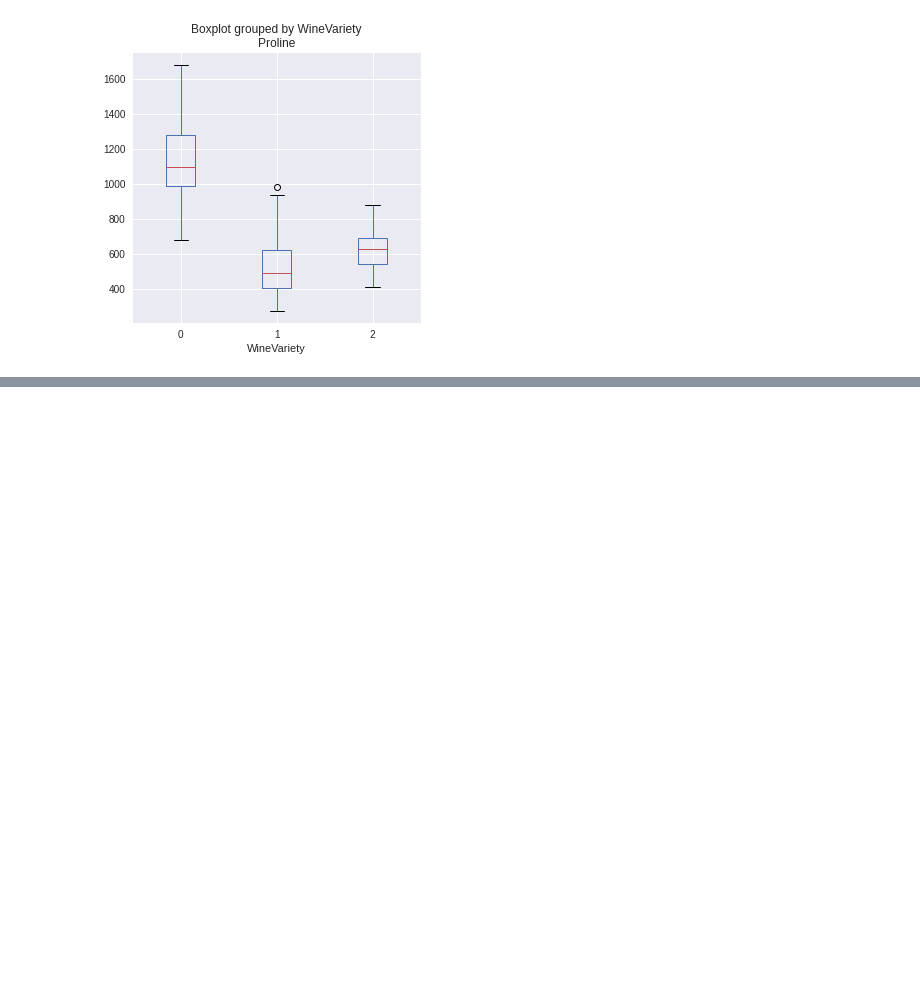
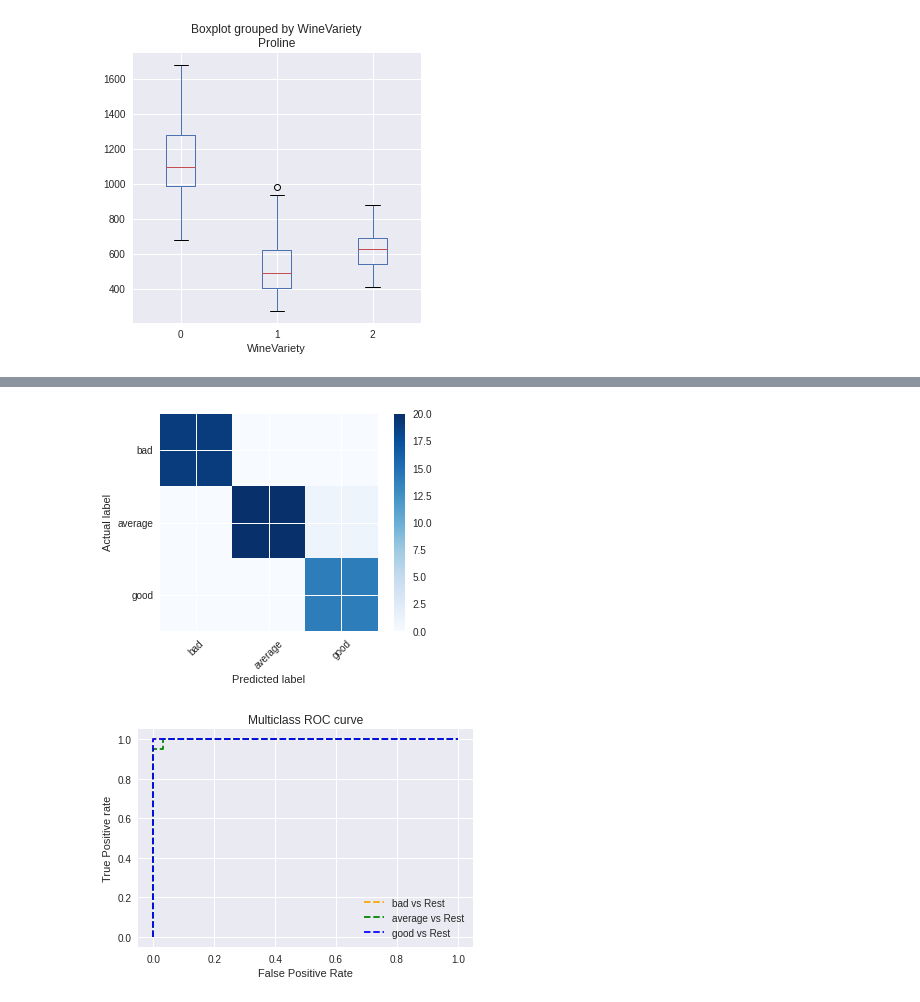
Before and after one commit to NishantBaheti/Azure-DataScience, a Jupyter notebook: WineClassification.ipynb, the cells around one changed output, grey strips where cells are left out. Cells and saved outputs as stored; diff of their text form; code cells hidden in the pictures; blank space fills up the shorter version.

```diff
--- a/WineClassification.ipynb
+++ b/WineClassification.ipynb
@@ -167,2 +187,2 @@ for i in features:
 # %%
-X, y = data[features].values, data[label].values
+X, y = df[features].values, df[label].values
@@ -168,0 +193,4 @@ X, y = data[features].values, data[label].values
+# %%
+from sklearn.model_selection import train_test_split
+
+X_train, X_test, y_train, y_test = train_test_split(X,y,test_size=0.3,random_state=42)
@@ -168,0 +215,12 @@ X, y = data[features].values, data[label].values
+# %%
+from sklearn.linear_model import LogisticRegression
+
+model_pipeline = Pipeline(
+    steps=[
+        ('preprocessing',preprocessing),
+        ('logistic regression',LogisticRegression(C=1/0.1,solver='lbfgs',multi_class='auto'))
+    ]
+)
+
+model = model_pipeline.fit(X_train,y_train)
+print(model)
@@ -168,0 +235,52 @@ X, y = data[features].values, data[label].values
+# %%
+from sklearn.metrics import (
+    accuracy_score,
+    classification_report,
+    confusion_matrix,
+    precision_score,
+    recall_score,
+    roc_auc_score,
+    roc_curve
+)
+penguin_classes = ['bad', 'average', 'good']
+# Get predictions from test data
+predictions = model.predict(X_test)
+y_scores = model.predict_proba(X_test)
+
+# Get evaluation metrics
+cm = confusion_matrix(y_test, predictions)
+print ('Confusion Matrix:\n',cm, '\n')
+print('Classification Report :\n',classification_report(y_test,predictions))
+print("Overall Accuracy:",accuracy_score(y_test, predictions))
+print("Overall Precision:",precision_score(y_test, predictions, average='macro'))
+print("Overall Recall:",recall_score(y_test, predictions, average='macro'))
+
+plt.imshow(cm, interpolation="nearest", cmap=plt.cm.Blues)
+plt.colorbar()
+tick_marks = np.arange(len(penguin_classes))
+plt.xticks(tick_marks, penguin_classes, rotation=45)
+plt.yticks(tick_marks, penguin_classes)
+plt.xlabel("Predicted label")
+plt.ylabel("Actual label")
+plt.show()
+
+# Get class probability scores
+probs = model.predict_proba(X_test)
+
+# Get ROC metrics for each class
+fpr = {}
+tpr = {}
+thresh ={}
+for i in range(len(penguin_classes)):
+    fpr[i], tpr[i], thresh[i] = roc_curve(y_test, probs[:,i], pos_label=i)
+
+# Plot the ROC chart
+plt.plot(fpr[0], tpr[0], linestyle='--',color='orange', label=penguin_classes[0] + ' vs Rest')
+plt.plot(fpr[1], tpr[1], linestyle='--',color='green', label=penguin_classes[1] + ' vs Rest')
+plt.plot(fpr[2], tpr[2], linestyle='--',color='blue', label=penguin_classes[2] + ' vs Rest')
+plt.title('Multiclass ROC curve')
+plt.xlabel('False Positive Rate')
+plt.ylabel('True Positive rate')
+plt.legend(loc='best')
+plt.show()
+# %% [output]
@@ -168,0 +306,2 @@ X, y = data[features].values, data[label].values
+[figure, added]
+[figure, added]
```
Also changed, not shown: parts of 5 cells of this notebook, 1 other file.
